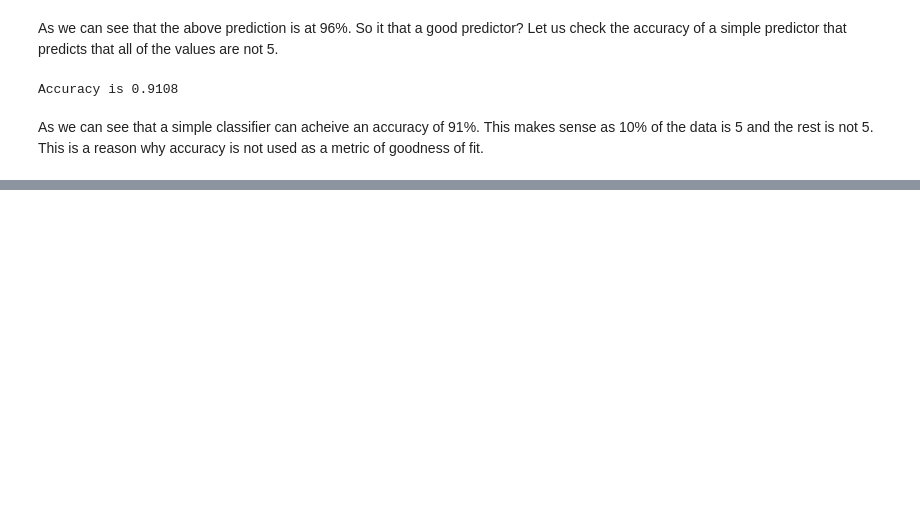
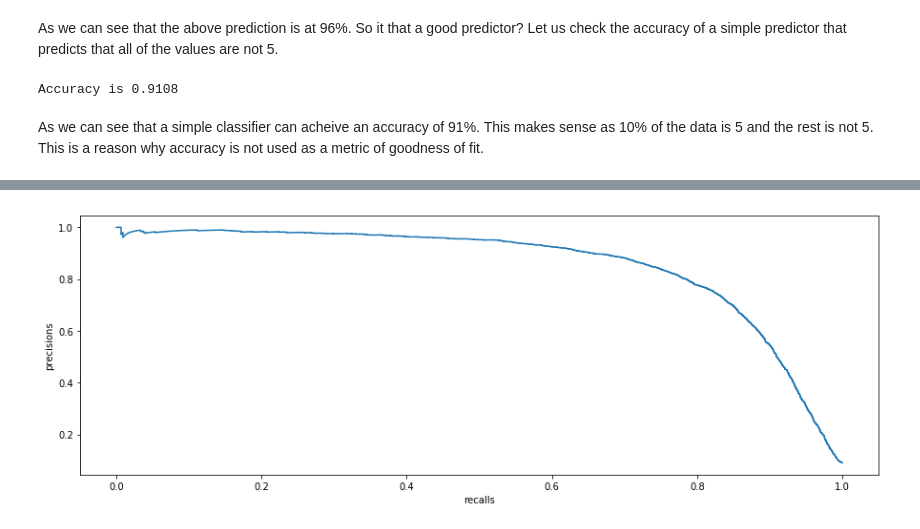
Before and after one commit to soutik/Hands-On-Machine-Learning-with-ScikitLearn-and-TensorFlow, a Jupyter notebook: 3. Classification.ipynb, the cells around one changed output, grey strips where cells are left out. Cells and saved outputs as stored; diff of their text form; code cells hidden in the pictures; blank space fills up the shorter version.

```diff
--- a/3. Classification.ipynb
+++ b/3. Classification.ipynb
@@ -143,0 +192,8 @@ As we can see that a simple classifier can acheive an accuracy of 91%. This make
+# %%
+plt.figure(figsize=[15, 5])
+plt.plot(recalls, precisions)
+plt.ylabel("precisions")
+plt.xlabel("recalls")
+plt.show()
+# %% [output]
+[figure, added]
```
Also changed, not shown: parts of 11 cells of this notebook, 1 other file.
